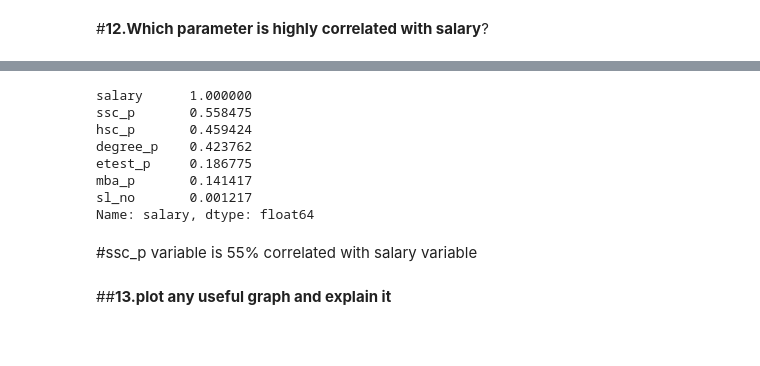
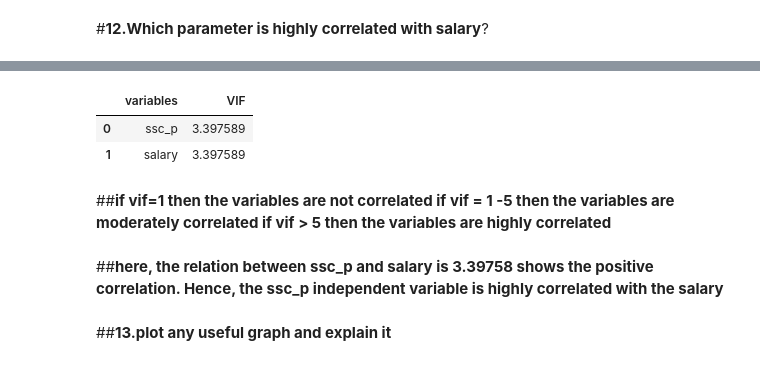
Before and after one commit to RubhiniAnand/Week6-DataScience_BivariateAnalysis, a Jupyter notebook: Rubhini_InferentialAnalysis.ipynb, the cells around one changed output, grey strips where cells are left out. Cells and saved outputs as stored; diff of their text form; code cells hidden in the pictures.

```diff
--- a/Rubhini_InferentialAnalysis.ipynb
+++ b/Rubhini_InferentialAnalysis.ipynb
@@ -550,15 +554,25 @@ sorted=correlation_coef.sort_values(ascending=False)
-# %%
-sorted
-# %% [output]
-salary      1.000000
-ssc_p       0.558475
-hsc_p       0.459424
-degree_p    0.423762
-etest_p     0.186775
-mba_p       0.141417
-sl_no       0.001217
-Name: salary, dtype: float64
-# %% [markdown]
-#ssc_p variable is 55% correlated with salary variable
+# %%
+from statsmodels.stats.outliers_influence import variance_inflation_factor
+
+def calc_vif(X):
+
+    # Calculating VIF
+    vif = pd.DataFrame()
+    vif["variables"] = X.columns
+    vif["VIF"] = [variance_inflation_factor(X.values, i) for i in range(X.shape[1])]
+
+    return(vif)
+# %%
+calc_vif(dataset[["ssc_p","salary"]])
+# %% [output]
+|  | variables | VIF |
+| 0 | ssc_p | 3.397589 |
+| 1 | salary | 3.397589 |
+# %% [markdown]
+##**if vif=1 then the variables are not correlated
+if vif = 1 -5 then the variables are moderately correlated
+if vif > 5 then the variables are highly correlated**
+# %% [markdown]
+##**here, the relation between ssc_p and salary is 3.39758 shows the positive correlation. Hence, the ssc_p independent variable is highly correlated with the salary**
 # %% [markdown]
 ##**13.plot any useful graph and explain it**
```
Also changed, not shown: parts of 16 cells of this notebook.
